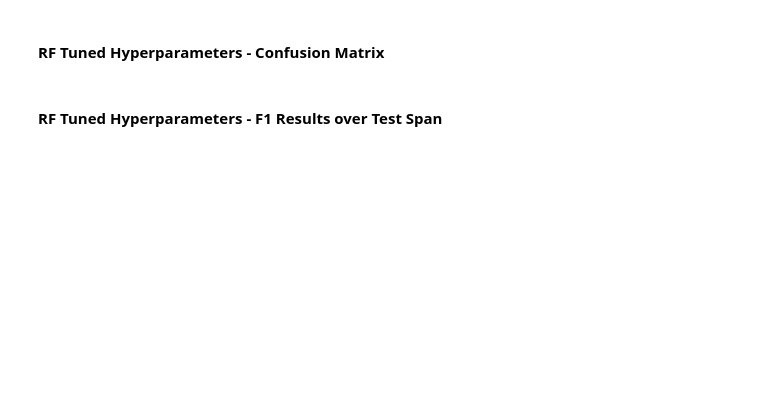
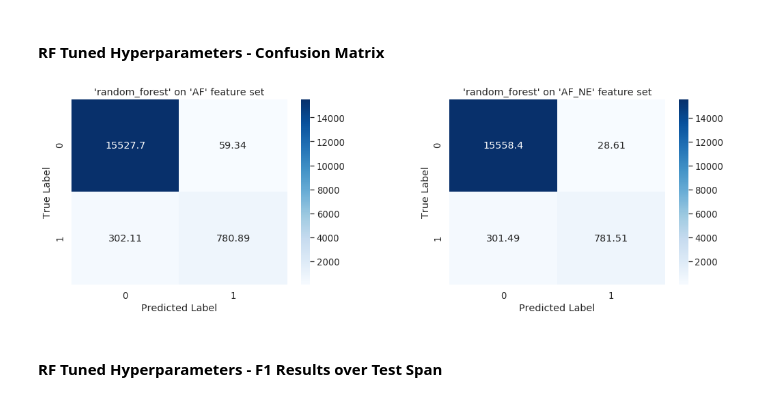
Before and after one commit to achmand/aml-crypto-graph, a Jupyter notebook: src/2.2_experiment_results.ipynb, the cells around one changed output. Saved outputs shown, nothing was run; the diff lists cells and outputs as text; code cells hidden in the pictures; blank space fills up the shorter version.

```diff
--- a/src/2.2_experiment_results.ipynb
+++ b/src/2.2_experiment_results.ipynb
@@ -198,6 +226,8 @@ Below we show statistics for the evaluation metrics.
 # %% [markdown]
 ####  RF Tuned Hyperparameters - Confusion Matrix
 # %%
-# plot_result_matrices(benchmark_tuned_results, figsize=(17,5))
+plot_result_matrices(benchmark_tuned_results, figsize=(17,5))
+# %% [output]
+[figure, added]
 # %% [markdown]
 ####  RF Tuned Hyperparameters - F1 Results over Test Span
```
Also changed, not shown: parts of 8 cells of this notebook, 1 other file.
